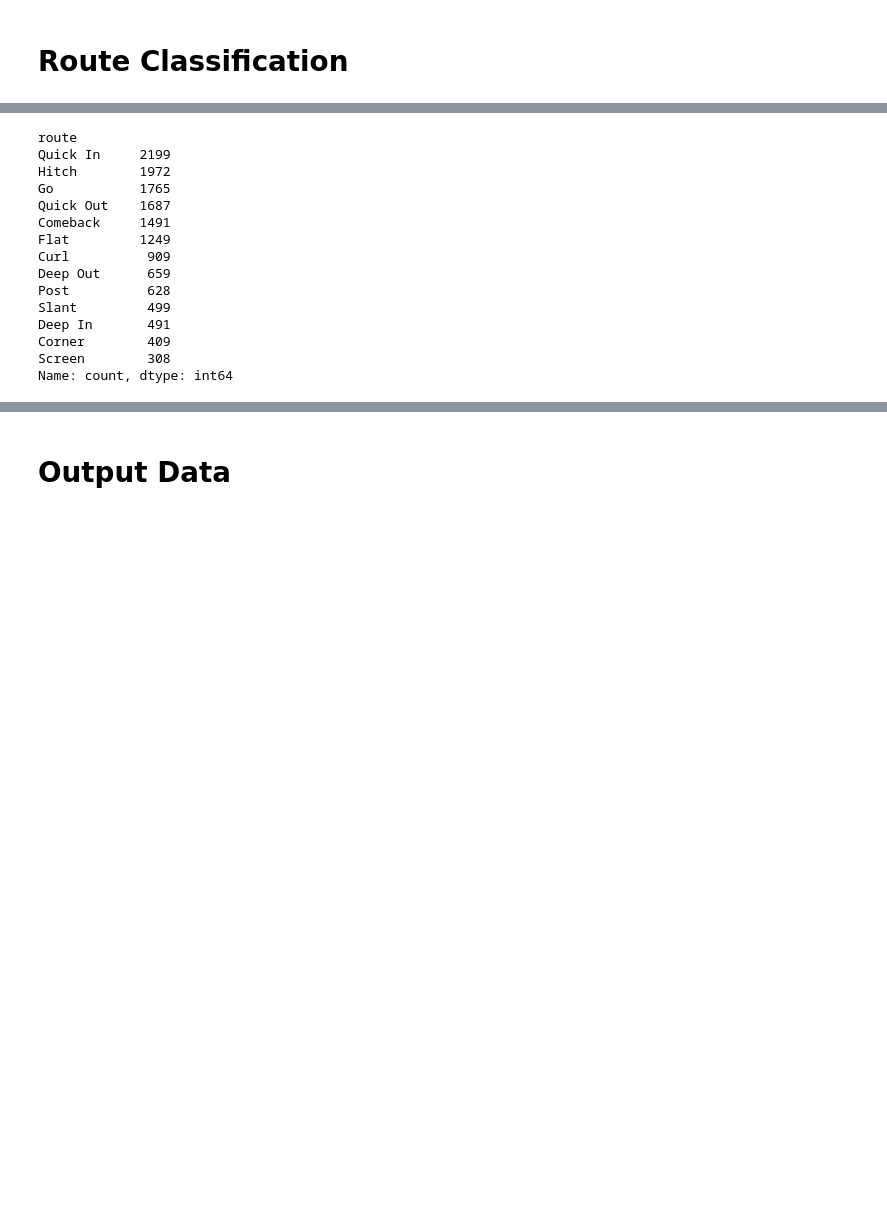
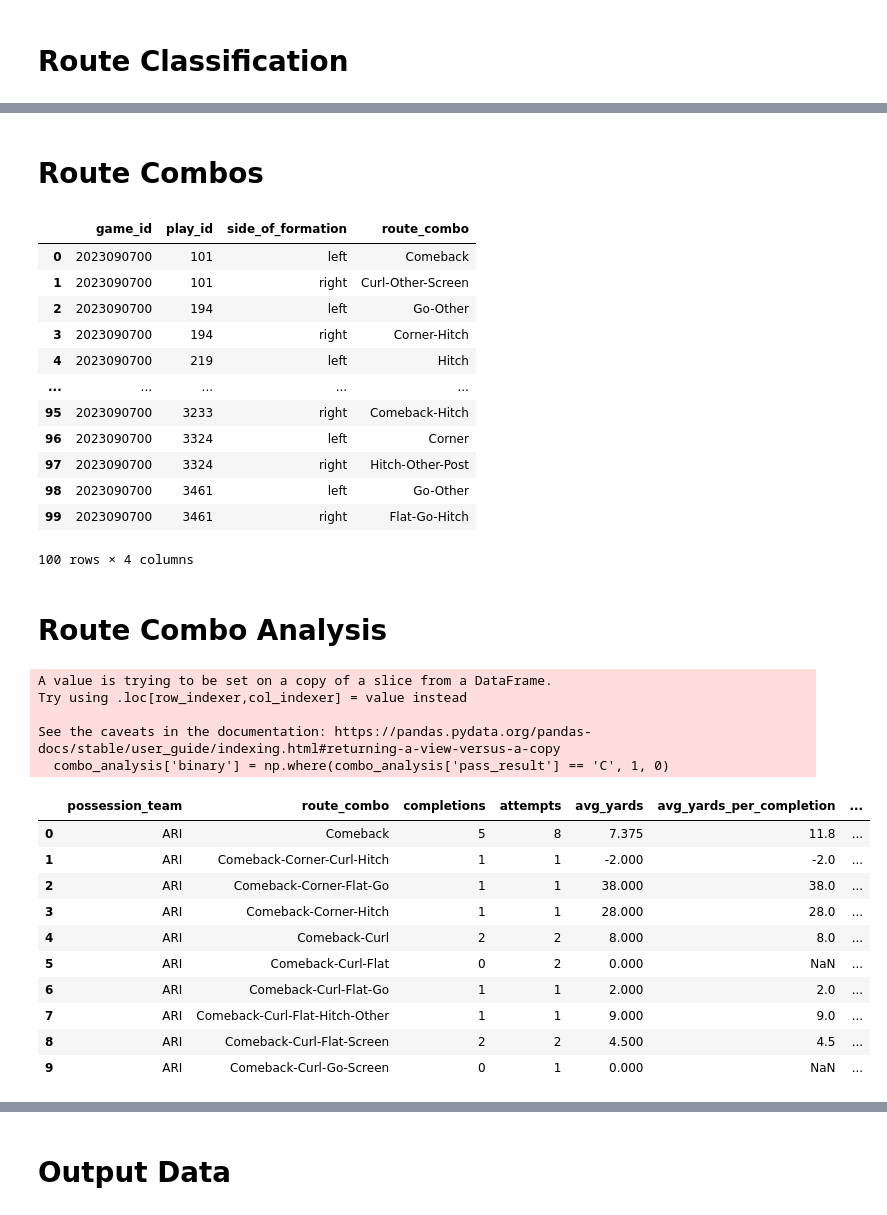
Before and after one commit to rjf2022/nfl-big-data-bowl, a Jupyter notebook: Offense.ipynb, the cells around one changed output, grey strips where cells are left out. Cells and saved outputs as stored; diff of their text form; code cells hidden in the pictures; blank space fills up the shorter version.

```diff
--- a/Offense.ipynb
+++ b/Offense.ipynb
@@ -263,18 +289,58 @@ route_summary.head()
+# %% [markdown]
+# Route Combos
 # %%
-route_summary['route'].value_counts()
+route_combos = route_summary.groupby(['game_id', 'play_id', 'side_of_formation'], as_index=False).agg(
+    route_combo = ('route', lambda x: '-'.join(sorted(x.dropna().astype(str).unique())))
+)
+
+route_combos.head(100)
 # %% [output]
+|  | game_id | play_id | side_of_formation | route_combo |
+| 0 | 2023090700 | 101 | left | Comeback |
+| 1 | 2023090700 | 101 | right | Curl-Other-Screen |
+| 2 | 2023090700 | 194 | left | Go-Other |
+| 3 | 2023090700 | 194 | right | Corner-Hitch |
+| 4 | 2023090700 | 219 | left | Hitch |
+| ... | ... | ... | ... | ... |
+| 95 | 2023090700 | 3233 | right | Comeback-Hitch |
+| 96 | 2023090700 | 3324 | left | Corner |
+| 97 | 2023090700 | 3324 | right | Hitch-Other-Post |
+| 98 | 2023090700 | 3461 | left | Go-Other |
+| 99 | 2023090700 | 3461 | right | Flat-Go-Hitch |
-route
-Quick In     2199
-Hitch        1972
-Go           1765
-Quick Out    1687
-Comeback     1491
-Flat         1249
-Curl          909
-Deep Out      659
-Post          628
-Slant         499
-Deep In       491
-Corner        409
-Screen        308
-Name: count, dtype: int64
+100 rows × 4 columns
+# %% [markdown]
+# Route Combo Analysis
+# %%
+analysis = route_combos.merge(df_sup, on=['game_id', 'play_id'], how='left')
+
+combo_analysis = analysis[['possession_team', 'route_combo', 'pass_result', 'pre_penalty_yards_gained']]
+
+combo_analysis['binary'] = np.where(combo_analysis['pass_result'] == 'C', 1, 0)
+
+combo_analysis = combo_analysis.groupby(['possession_team', 'route_combo'], as_index=False).agg(
+    completions=('binary', 'sum'),
+    attempts=('route_combo', 'count'),
+    avg_yards=('pre_penalty_yards_gained', 'mean'),
+    avg_yards_per_completion = ('pre_penalty_yards_gained', lambda x: x[combo_analysis['pass_result'] == 'C'].mean())
+)
+
+combo_analysis['completion_percentage'] = combo_analysis['completions'] / combo_analysis['attempts']
+
+combo_analysis.head(10)
+# %% [output]
+A value is trying to be set on a copy of a slice from a DataFrame.
+Try using .loc[row_indexer,col_indexer] = value instead
+
+See the caveats in the documentation: https://pandas.pydata.org/pandas-docs/stable/user_guide/indexing.html#returning-a-view-versus-a-copy
+  combo_analysis['binary'] = np.where(combo_analysis['pass_result'] == 'C', 1, 0)
+|  | possession_team | route_combo | completions | attempts | avg_yards | avg_yards_per_completion | ... |
+| 0 | ARI | Comeback | 5 | 8 | 7.375 | 11.8 | ... |
+| 1 | ARI | Comeback-Corner-Curl-Hitch | 1 | 1 | -2.000 | -2.0 | ... |
+| 2 | ARI | Comeback-Corner-Flat-Go | 1 | 1 | 38.000 | 38.0 | ... |
+| 3 | ARI | Comeback-Corner-Hitch | 1 | 1 | 28.000 | 28.0 | ... |
+| 4 | ARI | Comeback-Curl | 2 | 2 | 8.000 | 8.0 | ... |
+| 5 | ARI | Comeback-Curl-Flat | 0 | 2 | 0.000 | NaN | ... |
+| 6 | ARI | Comeback-Curl-Flat-Go | 1 | 1 | 2.000 | 2.0 | ... |
+| 7 | ARI | Comeback-Curl-Flat-Hitch-Other | 1 | 1 | 9.000 | 9.0 | ... |
+| 8 | ARI | Comeback-Curl-Flat-Screen | 2 | 2 | 4.500 | 4.5 | ... |
+| 9 | ARI | Comeback-Curl-Go-Screen | 0 | 1 | 0.000 | NaN | ... |
```
Also changed, not shown: parts of 11 cells of this notebook.
